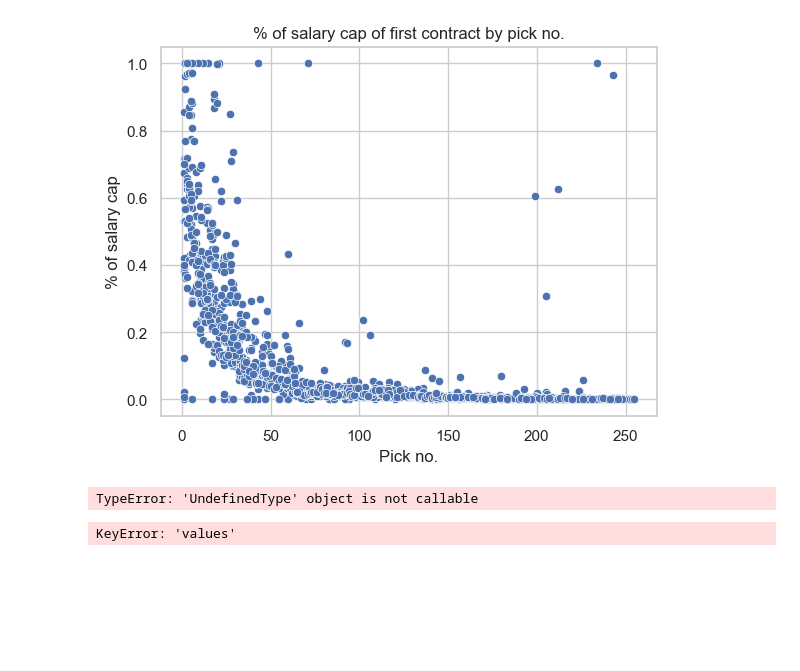
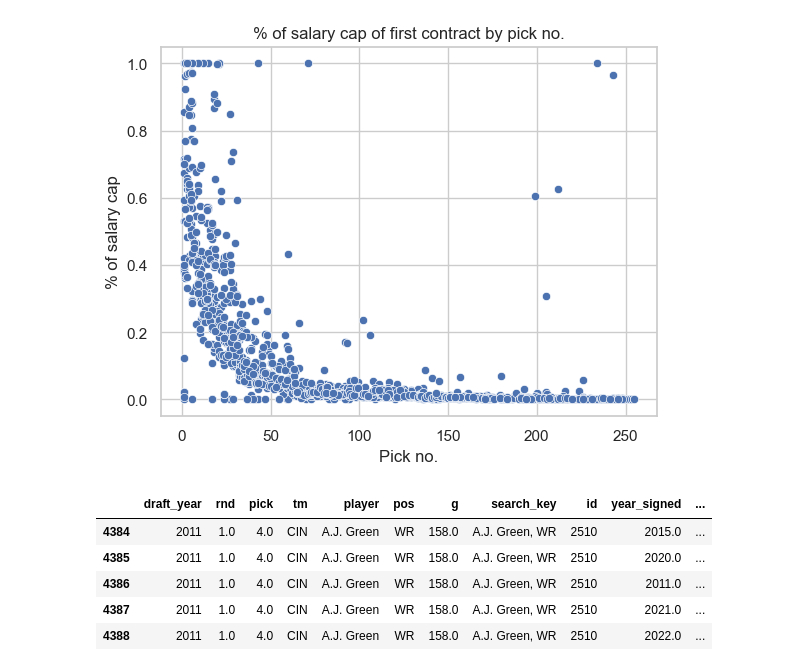
Before and after one commit to nliusont/nfl-draft-value, a Jupyter notebook: contracts.ipynb, the cells around one changed output. Drawn from its saved outputs; the diff is of its cells as text; code cells hidden in the pictures; blank space fills up the shorter version.

```diff
--- a/contracts.ipynb
+++ b/contracts.ipynb
@@ -629,44 +598,14 @@ plt.title('% of salary cap of first contract by pick no.')
 plt.show()
 # %% [output]
 [figure]
-# %%
-import altair as alt
-color_scheme = 'darkblue'
-years = [2018,2019,2020,2022]
-
-num_colors = len(years)
-# Create a color scale based on the chosen color scheme
-color_scale = alt.Scale(scheme=color_scheme)
-
-# Get the list of hex codes from the color scale
-color_hex_codes = color_scale.range().to_dict()["values"]
-selected_colors = np.linspace(0, len(color_hex_codes) - 1, num_colors, dtype=int)
-selected_hex_codes = [color_hex_codes[index] for index in selected_colors]
-
-
-years = list(range(selected_years[0], selected_years[1]+1))
-year_color_mapping = pd.DataFrame({
-    'year': years,
-    'color': selected_hex_codes  # Example colors
-})
-
-# Create a color scale based on the color scheme
-color_scale = alt.Scale(scheme=color_scheme)
-
-# Define the color encoding based on the year-to-color mapping
-color_encoding = alt.Color('year:N', scale=color_scale, legend=None)
-
-# Create an Altair chart using the color encoding
-chart = alt.Chart(year_color_mapping).mark_bar().encode(
-    y='year:O',  # 'year' is used as both nominal and ordinal (discrete) axis
-    x='count():Q',  # Sample count for demonstration
-    color=color_encoding  # Use the defined color encoding
-)
-
-chart.show()
-# %% [output]
-TypeError: 'UndefinedType' object is not callable
-# %%
-color_scale.to_dict()["values"]
-# %% [output]
-KeyError: 'values'
+# %%
+all = pd.read_pickle('data/combined_data_2000-2023.pkl')
+# %%
+all[all['search_key']=='A.J. Green, WR'].grou
+# %% [output]
+|  | draft_year | rnd | pick | tm | player | pos | g | search_key | id | year_signed | ... |
+| 4384 | 2011 | 1.0 | 4.0 | CIN | A.J. Green | WR | 158.0 | A.J. Green, WR | 2510 | 2015.0 | ... |
+| 4385 | 2011 | 1.0 | 4.0 | CIN | A.J. Green | WR | 158.0 | A.J. Green, WR | 2510 | 2020.0 | ... |
+| 4386 | 2011 | 1.0 | 4.0 | CIN | A.J. Green | WR | 158.0 | A.J. Green, WR | 2510 | 2011.0 | ... |
+| 4387 | 2011 | 1.0 | 4.0 | CIN | A.J. Green | WR | 158.0 | A.J. Green, WR | 2510 | 2021.0 | ... |
+| 4388 | 2011 | 1.0 | 4.0 | CIN | A.J. Green | WR | 158.0 | A.J. Green, WR | 2510 | 2022.0 | ... |
```
Also changed, not shown: parts of 8 cells of this notebook.
